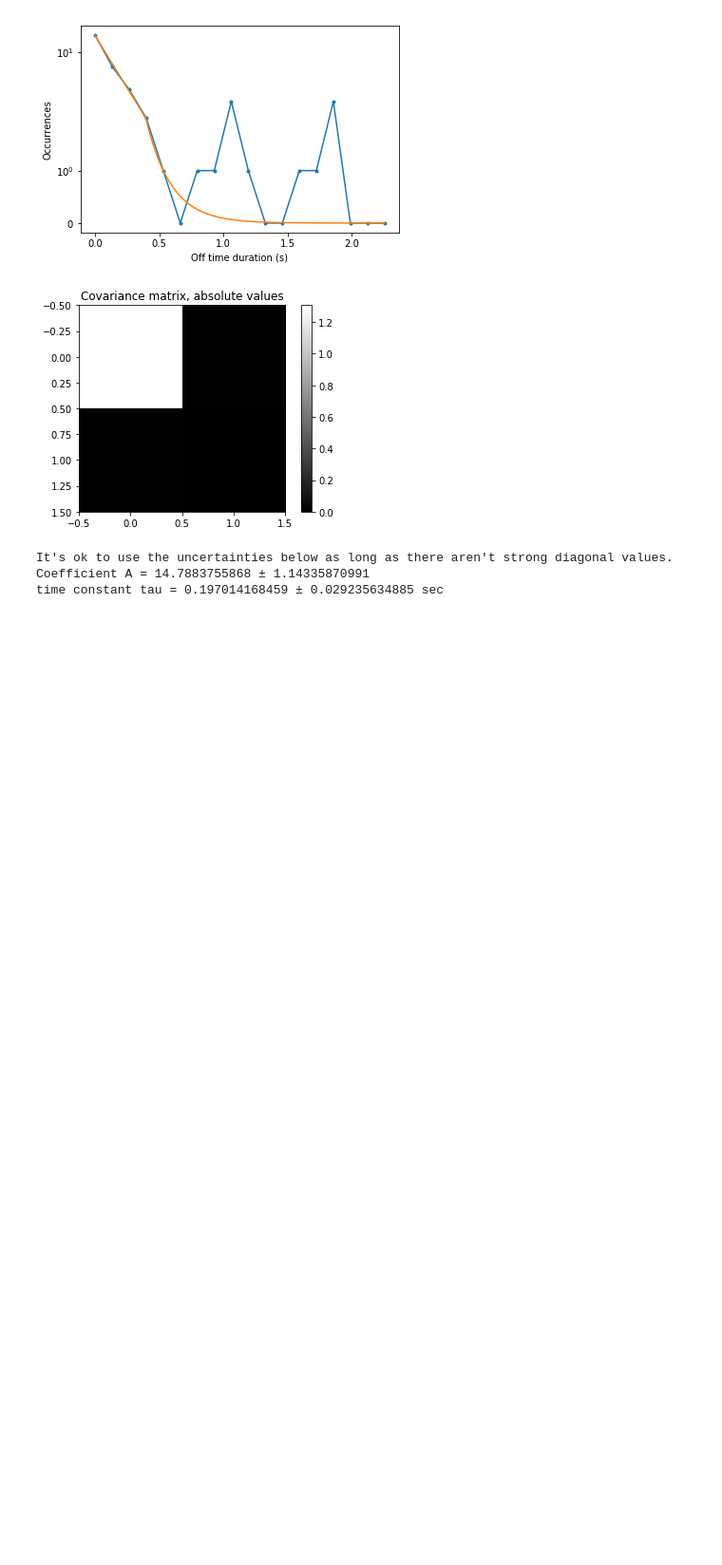
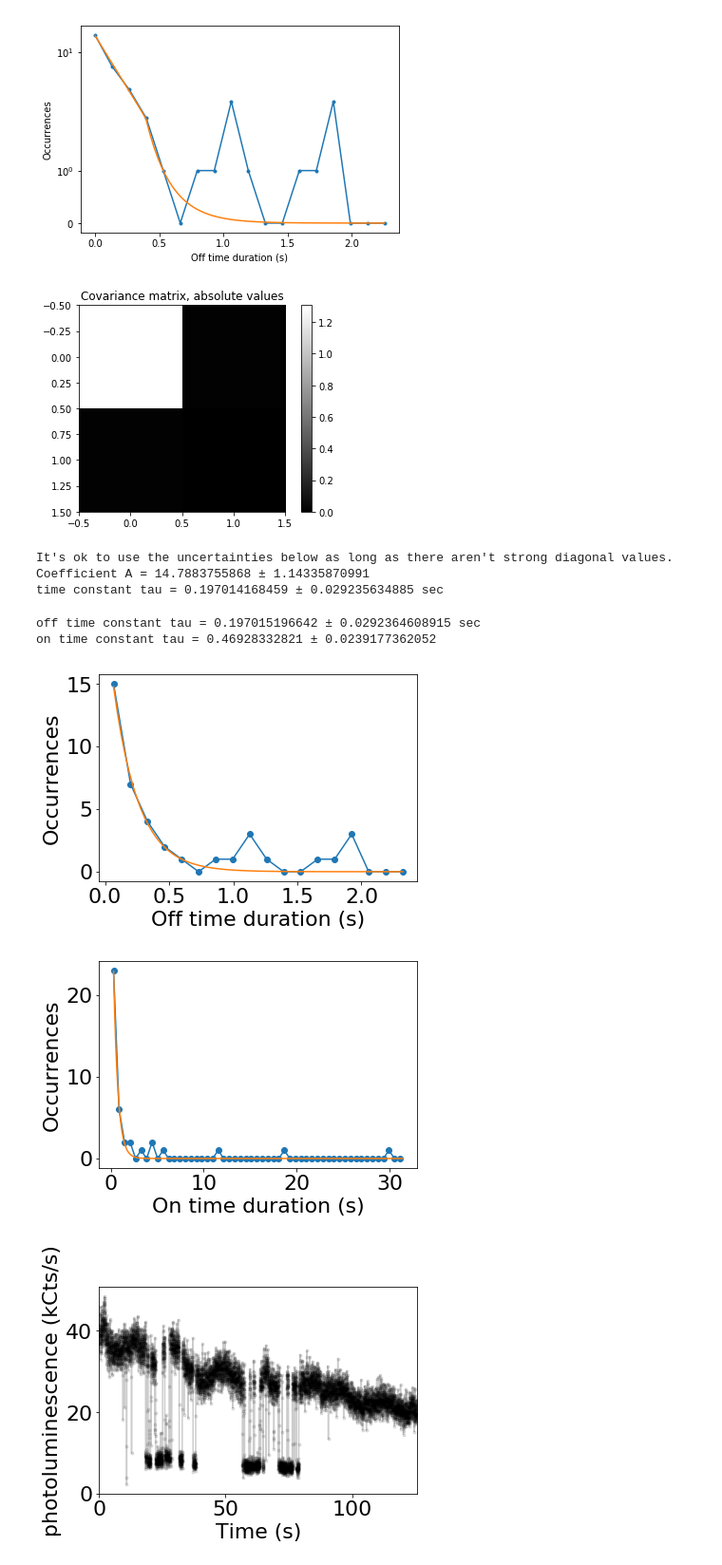
Before and after one commit to vivarose/blinker_analysis, a Jupyter notebook: blinker_analysis_with_exponential_fit.ipynb, the cells around one changed output. Shown at 95% size. Drawn from its saved outputs; the diff is of its cells as text; code cells hidden in the pictures; blank space fills up the shorter version.

```diff
--- a/blinker_analysis_with_exponential_fit.ipynb
+++ b/blinker_analysis_with_exponential_fit.ipynb
@@ -537,3 +541,66 @@ print 'time constant tau = ' + str(offparams[1]) + ' ± ' + str(np.sqrt(offpcov[
 It's ok to use the uncertainties below as long as there aren't strong diagonal values.
 Coefficient A = 14.7883755868 ± 1.14335870991
 time constant tau = 0.197014168459 ± 0.029235634885 sec
+# %%
+# Save figures
+
+font = {'size'   : 22}
+
+plt.rc('font', **font)
+
+# OFF BLINKS
+# off time fit
+offparams, offpcov = curve_fit(expfit, centeredoffbins, offhist[0],p0 = (30, 0.8))
+offfitx = np.linspace(min(centeredoffbins),max(offtimes)+2.5*offinc,numoffbins*5)
+offfit = expfit(offfitx,offparams[0],offparams[1])
+
+# display off blinks
+fig,ax1 = plt.subplots()
+ax1.plot(centeredoffbins,offhist[0],'o-')
+plt.xlabel('Off time duration (s)')
+plt.ylabel('Occurrences')
+#ax1.set_yscale('symlog')
+ax1.plot(offfitx,offfit)
+plt.savefig(filename+'offblinks.pdf', bbox_inches='tight')
+
+print 'off time constant tau = ' + str(offparams[1]) + ' ± ' + str(np.sqrt(offpcov[1,1])) + ' sec'
+
+
+# On blinks
+fig,ax1 = plt.subplots()
+ax1.plot(centeredonbins,onhist[0],'o-')
+plt.xlabel('On time duration (s)')
+plt.ylabel('Occurrences')
+#ax1.set_yscale('symlog')
+ax1.plot(onfitx,onfit)
+plt.savefig(filename+'onblinks.pdf', bbox_inches='tight')
+
+print 'on time constant tau = ' + str(onparams[1]) + ' ± ' + str(np.sqrt(onpcov[1,1]))
+
+fig1,axPL = plt.subplots()
+#axPL.plot(data, 'k')
+#axPL.legend.remove()
+data.plot(marker='.',linestyle='None',legend=False, ax=axPL, color='k',  alpha=.1)
+data.plot(legend=False, alpha=0.2, ax=axPL, color='k')
+plt.ylabel('photoluminescence (kCts/s)')
+plt.xlabel(tname)
+
+plt.savefig(filename+'blinking.pdf', bbox_inches='tight')
+
+
+fig2,axPL = plt.subplots()
+data.plot(marker='.',linestyle='None',legend=False, alpha=0.1, ax=axPL, color='k')
+data.plot(legend=False, alpha=0.2, ax=axPL, color='k')
+threshdata.plot(legend=False)
+plt.ylabel('photoluminescence (kCts/s)')
+plt.xlabel(tname)
+
+plt.savefig(filename+'blinkingandthreshold.pdf', bbox_inches='tight')
+
+plt.show()
+# %% [output]
+off time constant tau = 0.197015196642 ± 0.0292364608915 sec
+on time constant tau = 0.46928332821 ± 0.0239177362052
+[figure, added]
+[figure, added]
+[figure, added]
```
Also changed, not shown: parts of 5 cells of this notebook, 1 other file.
